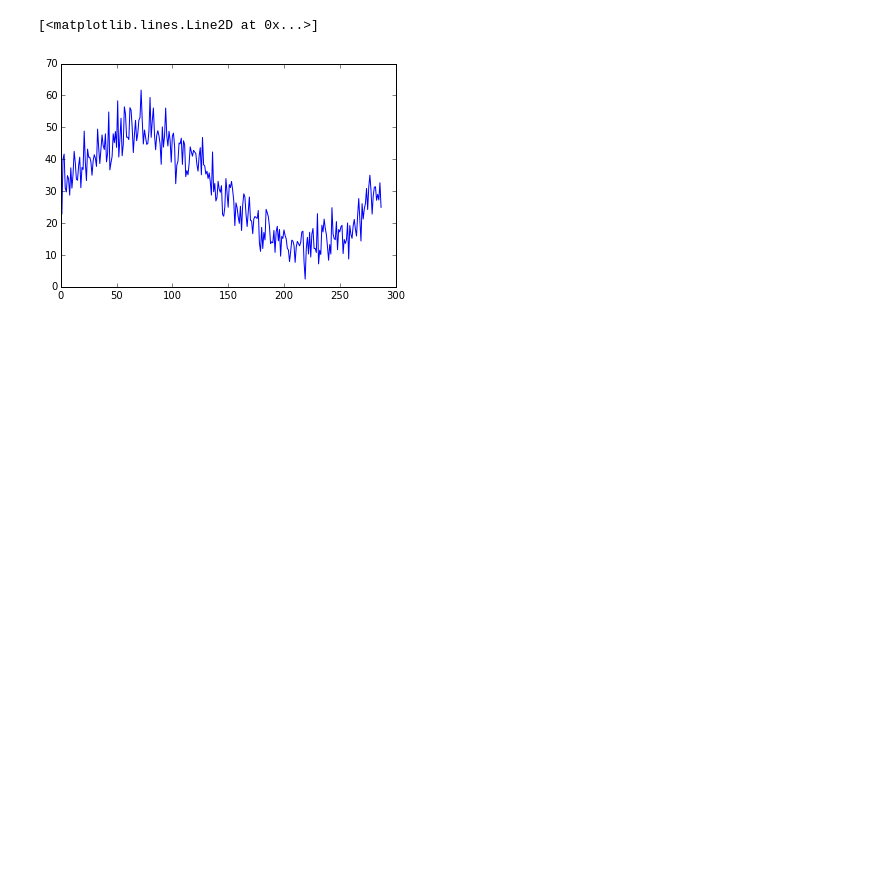
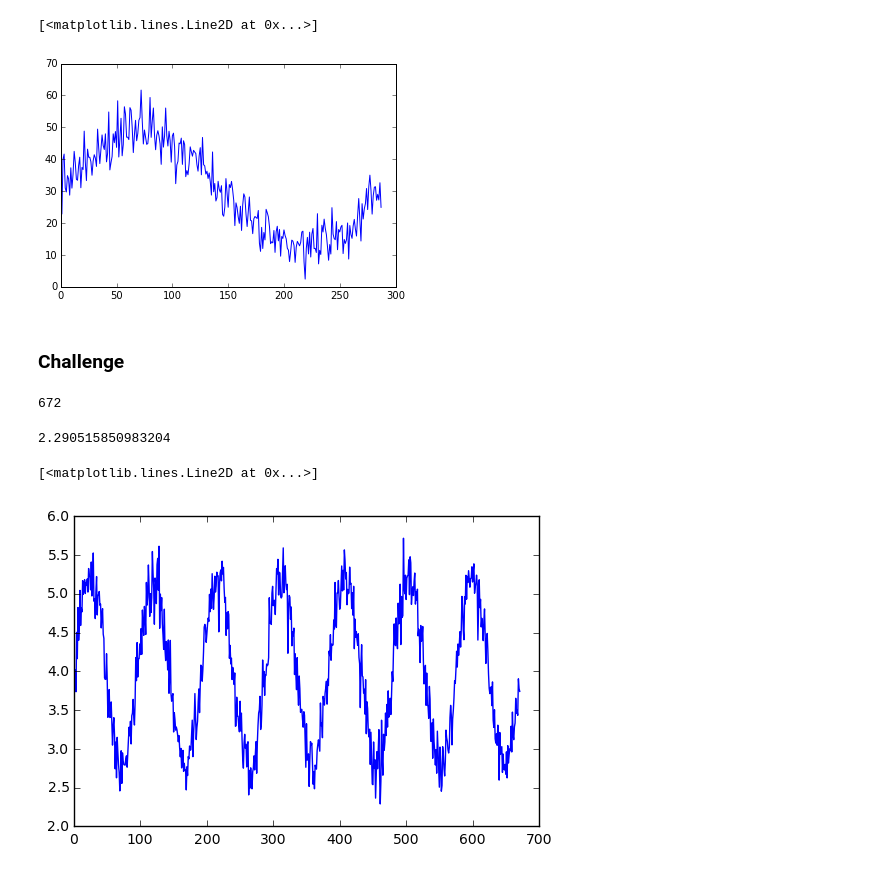
Before and after one commit to bartdevylder/bikecity-tutorial, a Jupyter notebook: Data generation.ipynb, the cells around one changed output. Saved outputs shown, nothing was run; the diff lists cells and outputs as text; code cells hidden in the pictures; blank space fills up the shorter version.

```diff
--- a/Data generation.ipynb
+++ b/Data generation.ipynb
@@ -44,3 +44,27 @@ plt.plot(cpu)
 df['CPU'] = pd.Series(cpu, index=df.index)
 # %%
 df.to_csv("data/request_rate_vs_CPU.csv")
+# %% [markdown]
+### Challenge
+# %%
+import numpy as np
+import pandas as pd
+import matplotlib.pyplot as plt
+%matplotlib inline
+
+D = 7
+N = D * 24 * 4
+print N
+# %% [output]
+672
+# %%
+rate = np.full(N, 1.0) + 0.3 * np.sin(np.arange(0, 2 * D * np.pi, 2 * D * np.pi / N)) + 0.05 * np.random.normal(size=N)
+rate *= 4
+np.min(rate)
+# %% [output]
+2.290515850983204
+# %%
+plt.plot(rate)
+# %% [output]
+[<matplotlib.lines.Line2D at 0x...>]
+[figure, added]
```
Also changed, not shown: parts of 11 cells of this notebook, 5 other files.
